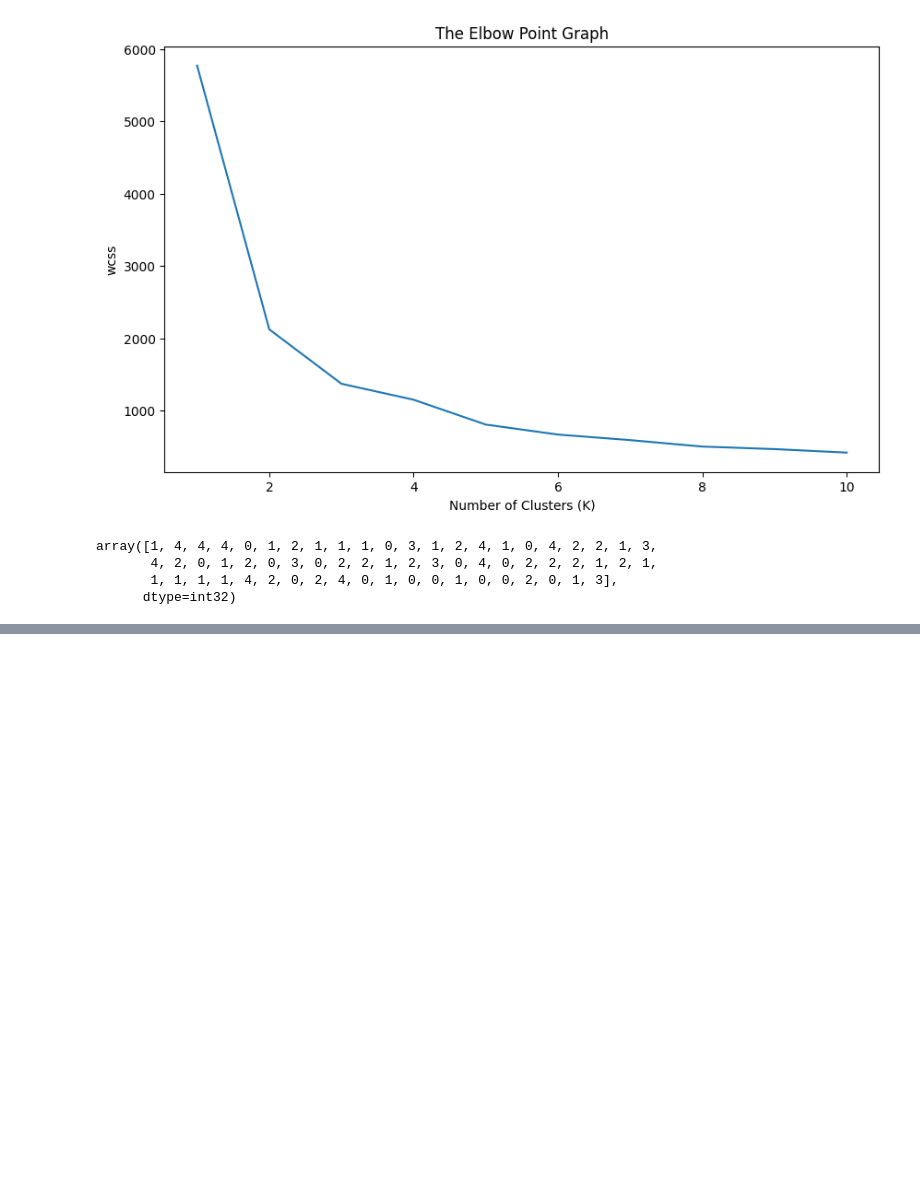
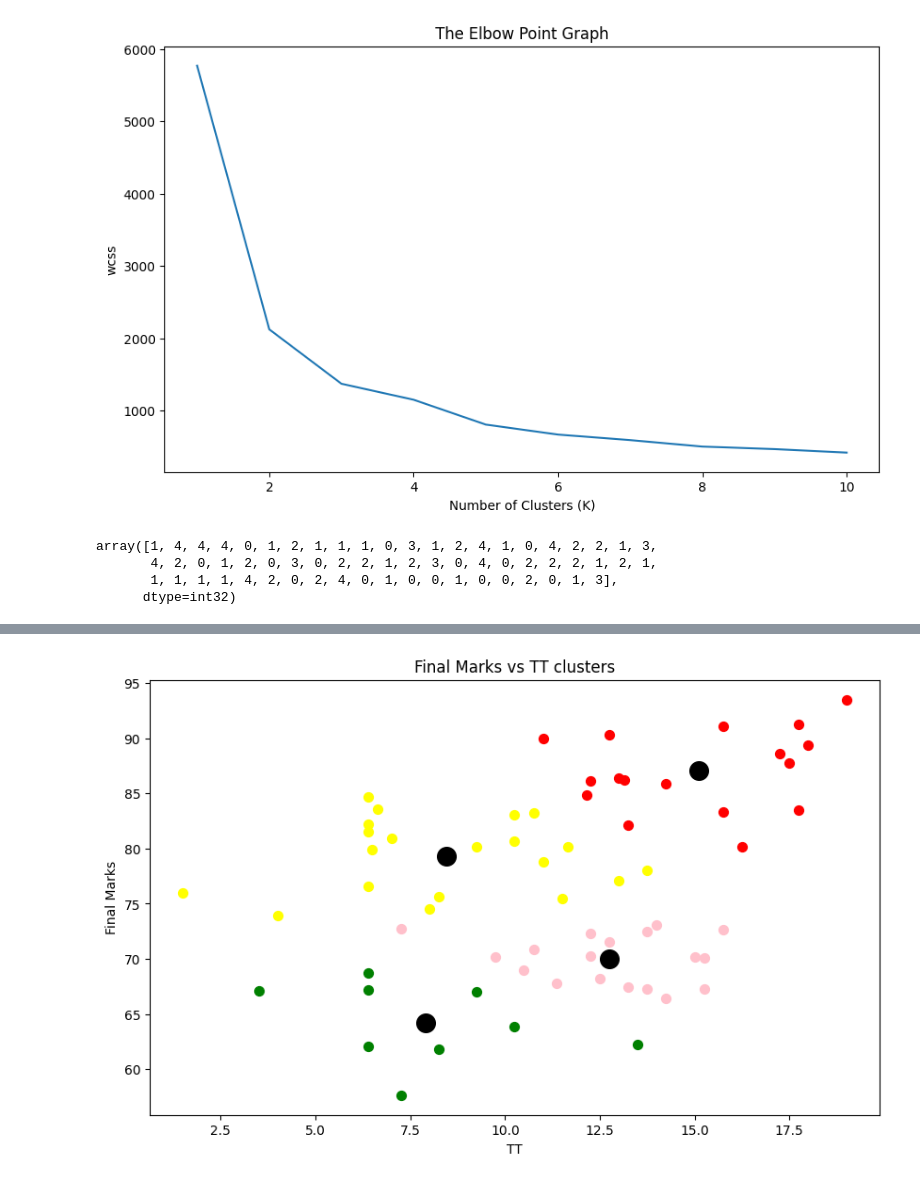
Before and after one commit to hussain00/PDS-Project, a Jupyter notebook: Project_2.ipynb, the cells around one changed output, grey strips where cells are left out. Cells and saved outputs as stored; diff of their text form; code cells hidden in the pictures; blank space fills up the shorter version.

```diff
--- a/Project_2.ipynb
+++ b/Project_2.ipynb
@@ -263,0 +295,14 @@ plt.show()
+# %%
+plt.figure(figsize=(10,6))
+plt.scatter(X1[Y3==0,0], X1[Y3==0,1], s=50, c='red', label='Cluster 1')
+plt.scatter(X1[Y3==1,0], X1[Y3==1,1], s=50, c='pink', label='Cluster 2')
+plt.scatter(X1[Y3==2,0], X1[Y3==2,1], s=50, c='yellow', label='Cluster 3')
+plt.scatter(X1[Y3==3,0], X1[Y3==3,1], s=50, c='green', label='Cluster 4')
+
+plt.scatter(kmeans.cluster_centers_[:,0], kmeans.cluster_centers_[:,1], s=200, c='black', label='Centroids')
+plt.title('Final Marks vs TT clusters')
+plt.xlabel('TT')
+plt.ylabel('Final Marks')
+plt.show()
+# %% [output]
+[figure, added]
```
Also changed, not shown: parts of 4 cells of this notebook.
